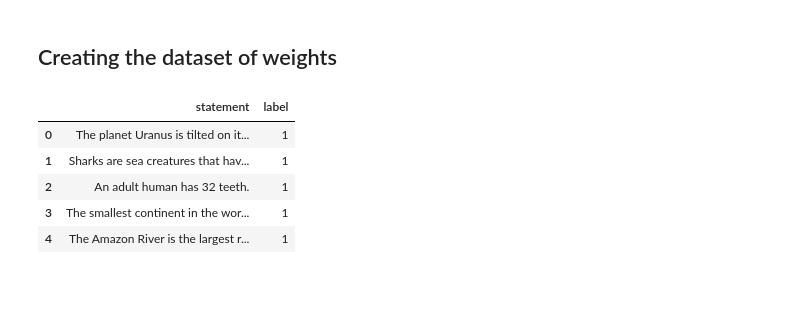
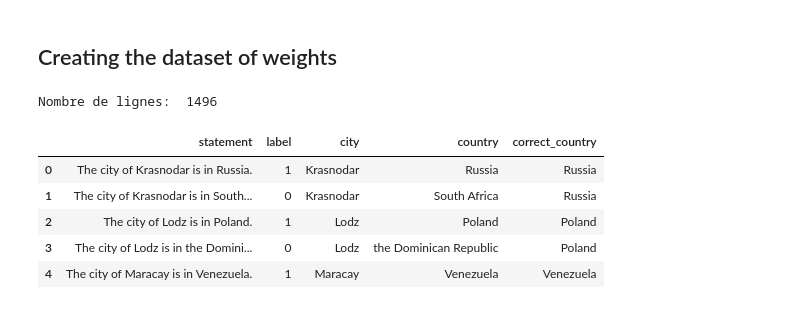
Before and after one commit to LouisCleriot/Latent-truth-detector, a Jupyter notebook: main.ipynb, the cells around one changed output. Cells and saved outputs as stored; diff of their text form; code cells hidden in the pictures.

```diff
--- a/main.ipynb
+++ b/main.ipynb
@@ -82,12 +92,14 @@ torch.Size([2])
 ## Creating the dataset of weights
 # %%
 import pandas as pd
-raw_data = pd.read_csv("data/publicDataset/facts_true_false.csv")
+raw_data = pd.read_csv("data/true-false-datasets/curated/cities.csv")
+print("Nombre de lignes: ", raw_data.shape[0])
 raw_data.head()
 # %% [output]
+Nombre de lignes:  1496
-|  | statement | label |
-| 0 | The planet Uranus is tilted on it... | 1 |
-| 1 | Sharks are sea creatures that hav... | 1 |
-| 2 | An adult human has 32 teeth. | 1 |
-| 3 | The smallest continent in the wor... | 1 |
-| 4 | The Amazon River is the largest r... | 1 |
+|  | statement | label | city | country | correct_country |
+| 0 | The city of Krasnodar is in Russia. | 1 | Krasnodar | Russia | Russia |
+| 1 | The city of Krasnodar is in South... | 0 | Krasnodar | South Africa | Russia |
+| 2 | The city of Lodz is in Poland. | 1 | Lodz | Poland | Poland |
+| 3 | The city of Lodz is in the Domini... | 0 | Lodz | the Dominican Republic | Poland |
+| 4 | The city of Maracay is in Venezuela. | 1 | Maracay | Venezuela | Venezuela |
```
Also changed, not shown: parts of 12 cells of this notebook, 1 other file.
